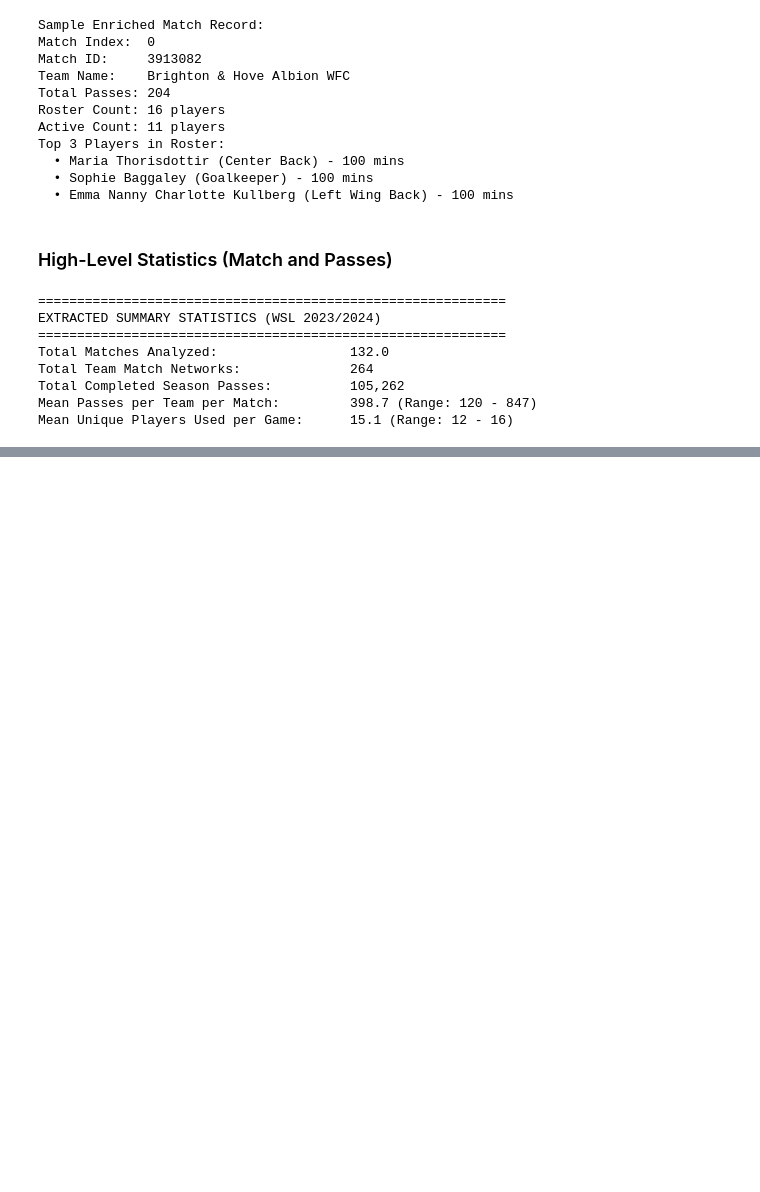
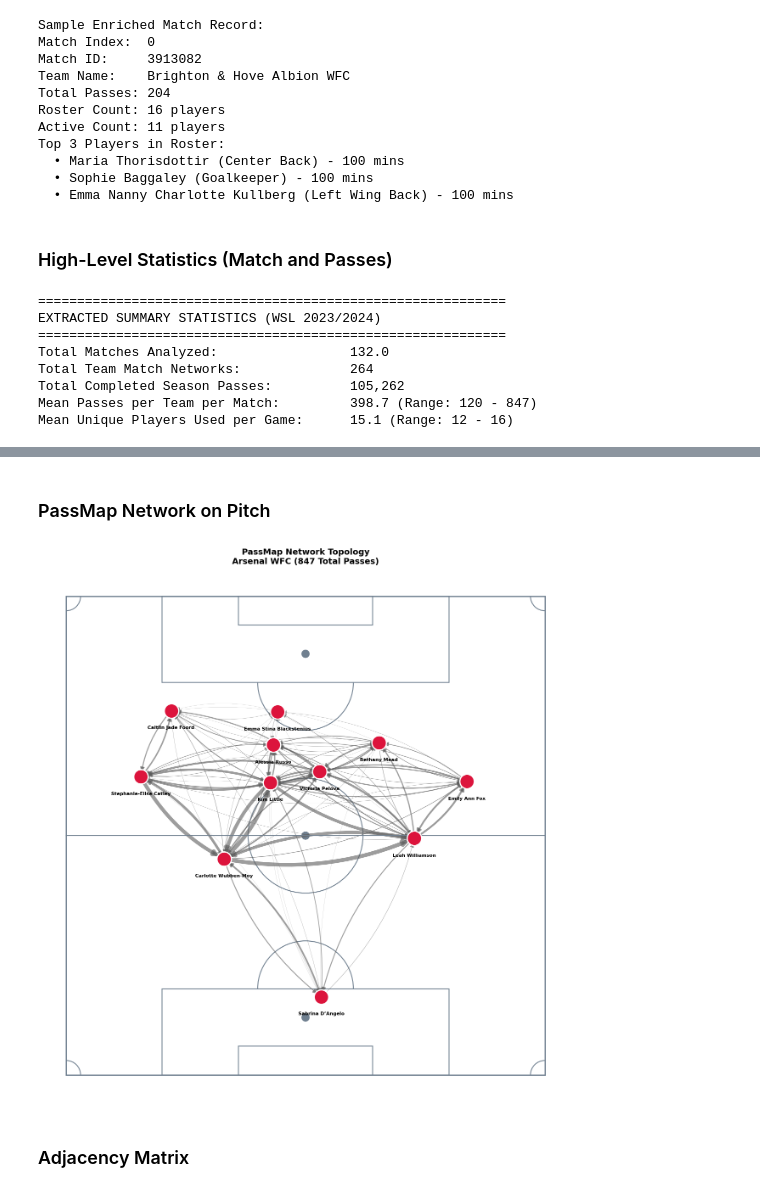
Before and after one commit to LukeBirkett/study-planner, a Jupyter notebook: 981G5_Network_Science/assessment/notebook.ipynb, the cells around one changed output, grey strips where cells are left out. Cells and saved outputs as stored; diff of their text form; code cells hidden in the pictures; blank space fills up the shorter version.

```diff
--- a/981G5_Network_Science/assessment/notebook.ipynb
+++ b/981G5_Network_Science/assessment/notebook.ipynb
@@ -251,0 +260,11 @@ Mean Unique Players Used per Game:      15.1 (Range: 12 - 16)
+# %%
+# Returns a tuple: (list_index, max_record)
+max_idx, highest_pass_match = max(
+    enumerate(integrated_match_records),
+    key=lambda item: item[1][3]
+)
+
+print(f"Record Index: {max_idx}")
+print(f"Match ID:     {highest_pass_match[1]}")
+print(f"Team:         {highest_pass_match[2]}")
+print(f"Passes:       {highest_pass_match[3]}")
@@ -251,0 +448,68 @@ Mean Unique Players Used per Game:      15.1 (Range: 12 - 16)
+# %% [markdown]
+### PassMap Network on Pitch
+# %%
+def plot_passmap_on_pitch(G, team_name, total_passes):
+    """
+    Overlays a NetworkX passmap graph onto the custom vertical pitch.
+    """
+    fig, ax = plt.subplots(figsize=(16, 22), facecolor='#ffffff')
+
+    # 1. Draw the pitch background
+    draw_vertical_pitch(ax=ax)
+
+    # 2. Corrected Map Coordinates:
+    # Horizontal Axis = Width (data['y'])
+    # Vertical Axis   = Length (data['x']) -> Puts GK (x~0) at bottom, Strikers at top
+    pos_vertical = {node: (data['y'], data['x']) for node, data in G.nodes(data=True)}
+
+    # 3. Create offset position for text labels
+    label_pos = {node: (coords[0], coords[1] - 3.5) for node, coords in pos_vertical.items()}
+
+    # 4. Scale edge weights for arrow width
+    edges = G.edges()
+    weights = [G[u][v]['weight'] / 5.0 for u, v in edges]
+
+    # 5. Draw Edges with Curvature
+    nx.draw_networkx_edges(
+        G, pos_vertical,
+        ax=ax,
+        edge_color='#5c5c5c',
+        alpha=0.6,
+        width=weights,
+        arrowsize=15,
+        connectionstyle="arc3,rad=0.15"
+    )
+
+    # 6. Draw Player Nodes
+    nx.draw_networkx_nodes(
+        G, pos_vertical,
+        ax=ax,
+        node_size=600,
+        node_color='crimson',
+        edgecolors='white',
+        linewidths=2
+    )
+
+    # 7. Draw Player Name Labels
+    nx.draw_networkx_labels(
+        G, label_pos,
+        ax=ax,
+        font_size=8,
+        font_color='black',
+        font_weight='bold'
+    )
+
+    # 8. Title
+    plt.title(f"PassMap Network Topology\n{team_name} ({total_passes} Total Passes)",
+              fontsize=14, fontweight='bold', color='black', pad=15)
+
+    plt.show()
+
+# ==============================================================================
+# EXECUTION
+# ==============================================================================
+plot_passmap_on_pitch(G_arsenal, highest_pass_match[2], highest_pass_match[3])
+# %% [output]
+[figure, added]
+# %% [markdown]
+### Adjacency Matrix
```
Also changed, not shown: parts of 12 cells of this notebook, 6 other files.
